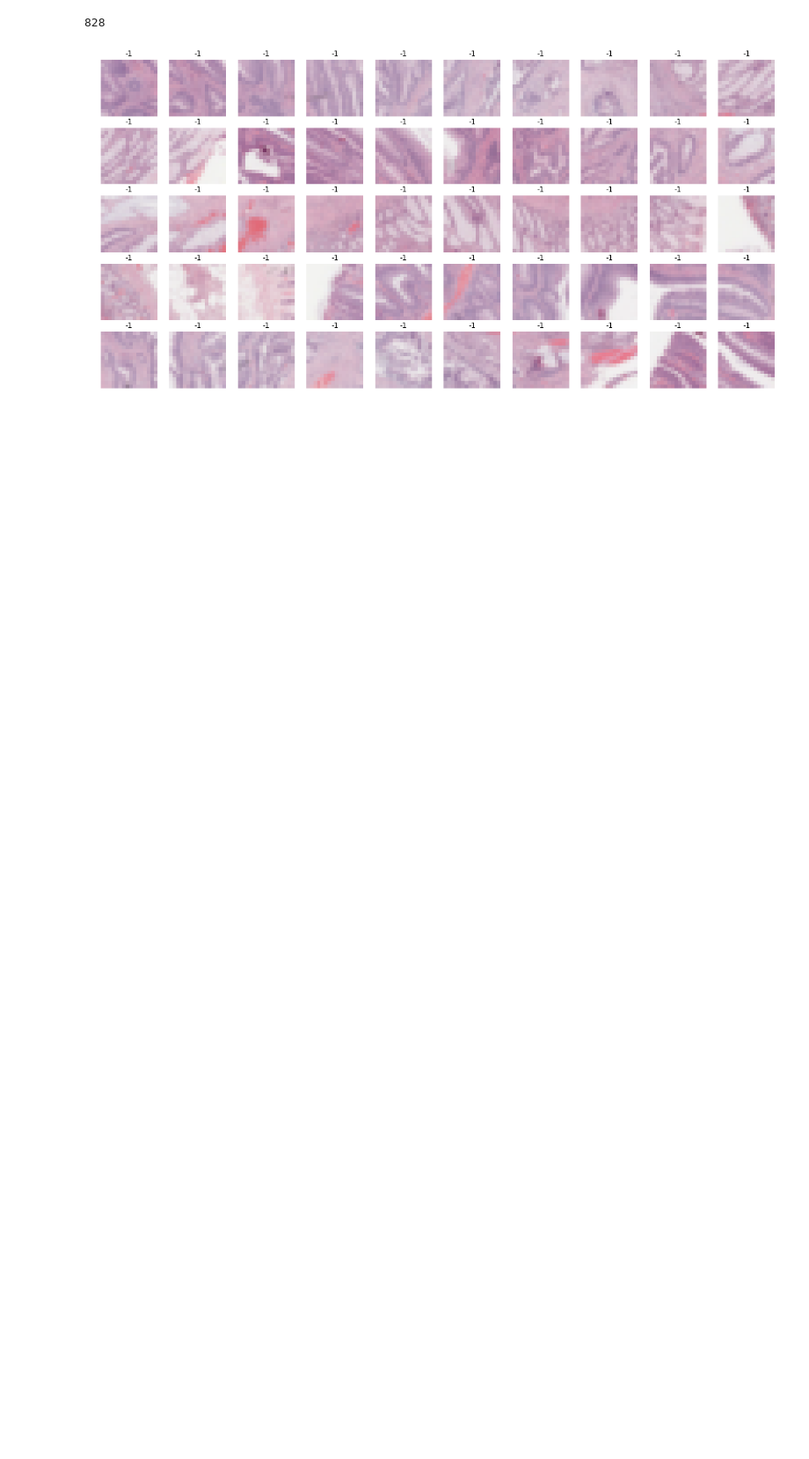
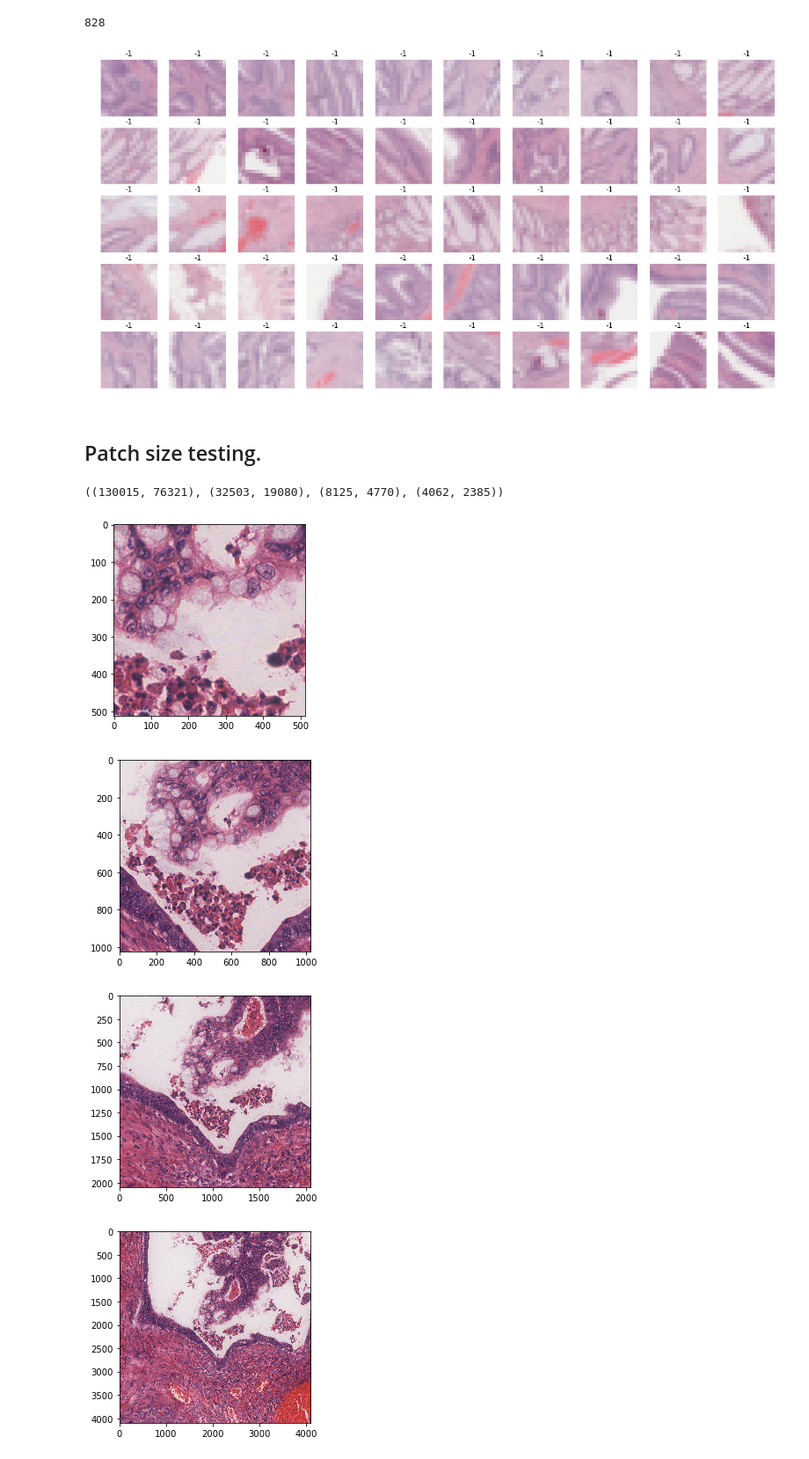
Before and after one commit to ysbecca/bcsp-expert, a Jupyter notebook: Patch sampling from images.ipynb, the cells around one changed output. Shown at 88% size. Drawn from its saved outputs; the diff is of its cells as text; code cells hidden in the pictures; blank space fills up the shorter version.

Commit message:
new script for sampling patches from test

```diff
--- a/Patch sampling from images.ipynb
+++ b/Patch sampling from images.ipynb
@@ -289,0 +300,41 @@ show_labeled_patches([Image.fromarray(p, 'RGB') for p in filtered_patches[start:
+# %% [markdown]
+## Patch size testing.
+# %%
+patch_size = 400
+pixel_overlap = 0
+single_img = "/Users/ysbecca/ysbecca-projects/bcsp-expert/data/wsi_samples/Case_0025/120271.svs"
+# %%
+tile_size = patch_to_tile_size(patch_size, pixel_overlap)
+
+slide = open_slide(single_img) # .svs
+# tiles = DeepZoomGenerator(slide, tile_size=tile_size, overlap=pixel_overlap, limit_bounds=True)
+# tiles.level_tiles[level]
+slide.level_dimensions
+# %% [output]
+((130015, 76321), (32503, 19080), (8125, 4770), (4062, 2385))
+# %%
+# Center of patch
+x, y = (104012, 44521)
+level = 0
+
+patch_count = 5
+
+patch_sizes = [512, 1024, 2048, 4096]
+# %%
+# new_tile = np.array(tiles.get_tile(level, (x, y)), dtype=np.uint8)
+tiles = []
+for i in range(len(patch_sizes)):
+    x_ = x - int(0.5*patch_sizes[i])
+    y_ = y - int(0.5*patch_sizes[i])
+    tiles.append(slide.read_region((x_, y_), level, (patch_sizes[i], patch_sizes[i])))
+# %%
+for i in range(len(patch_sizes)):
+    plt.imshow(tiles[i])
+#     plt.savefig("/Users/ysbecca/ysbecca-projects/bcsp-expert/data/patch_images/patch_"
+#                 + str(patch_count) + "_" + str(patch_sizes[i]) + ".png", bbox_inches='tight')
+    plt.show()
+# %% [output]
+[figure, added]
+[figure, added]
+[figure, added]
+[figure, added]
```
Also changed, not shown: parts of 18 cells of this notebook, 56 other files.
